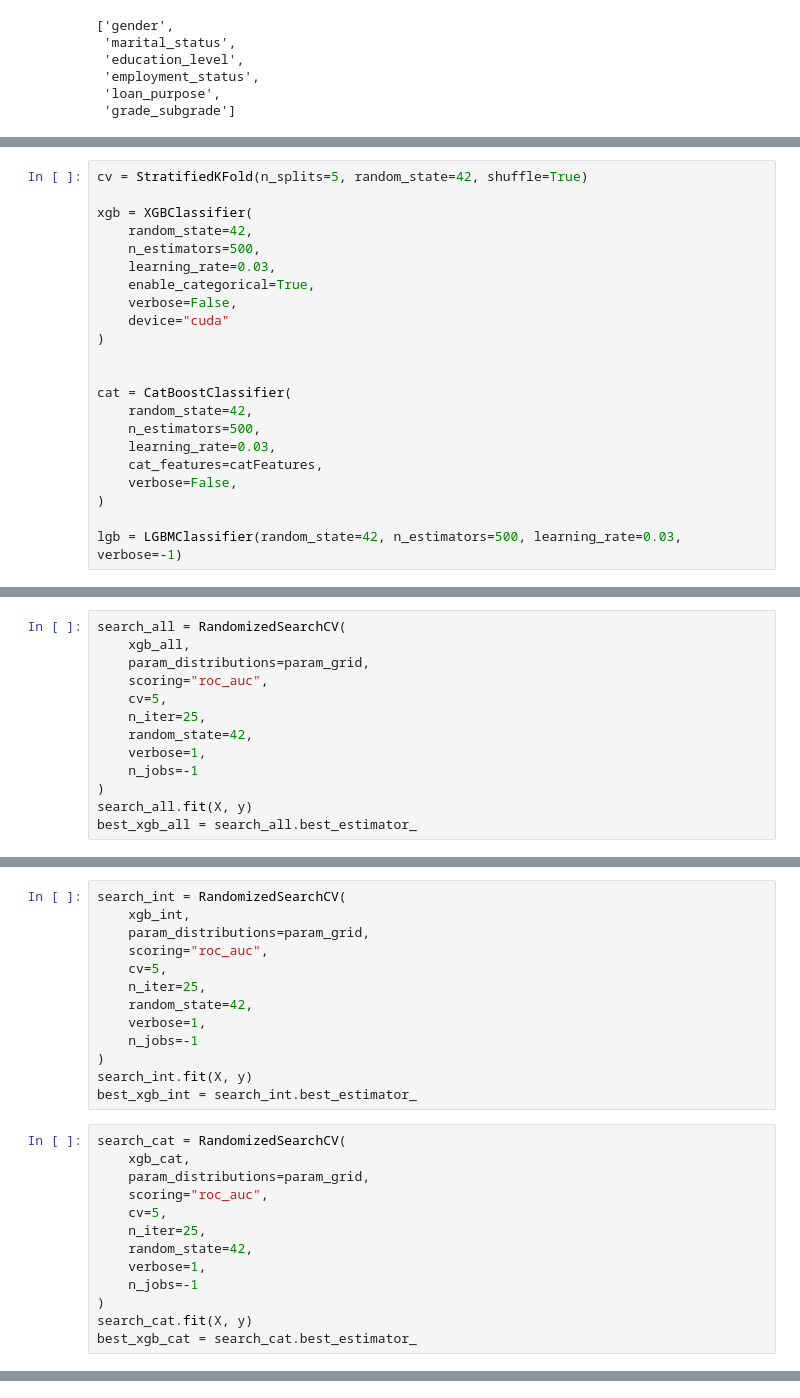
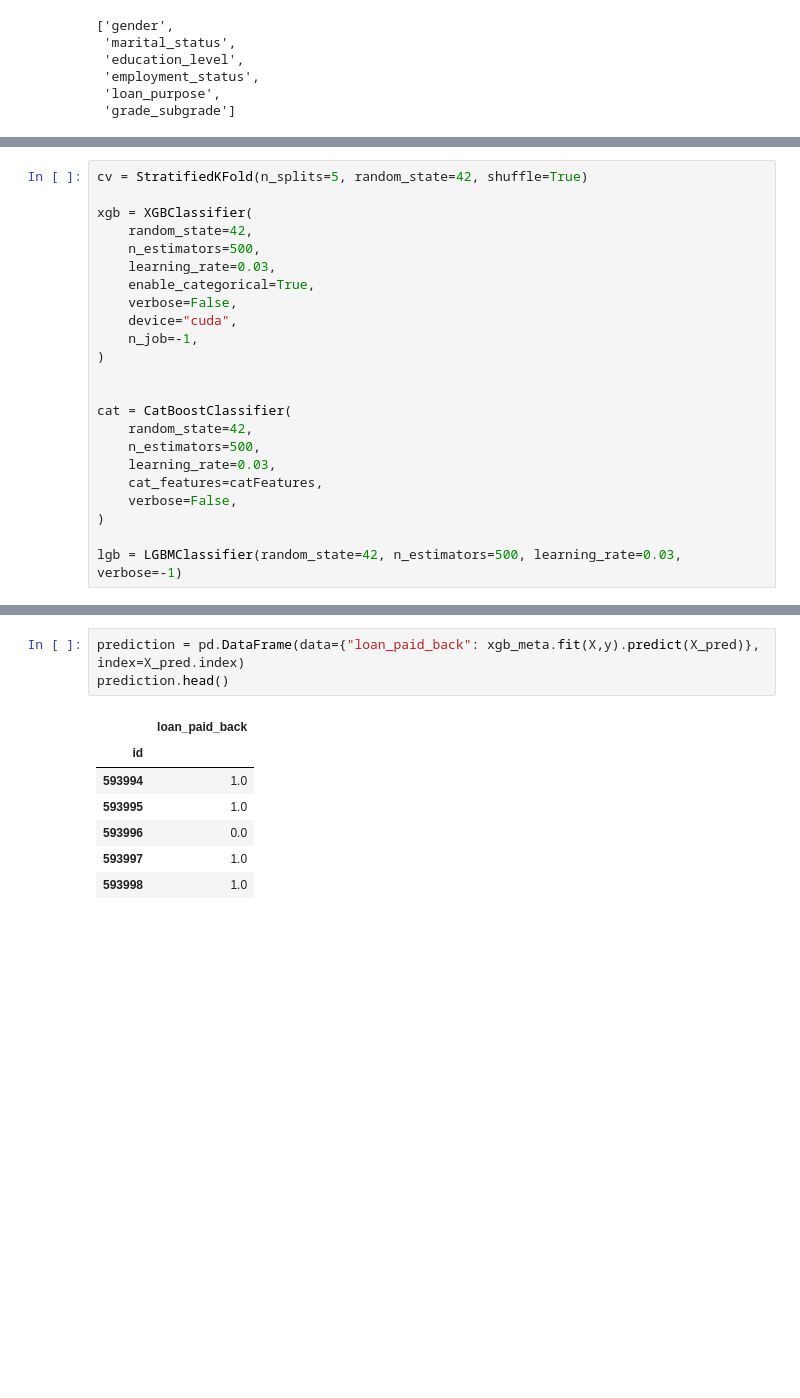
Before and after one commit to Frissie/Kaggle, a Jupyter notebook: PlayGround/S5E11/predicting-loan-payback-s5e11-xgboost.ipynb, the cells around one changed output, grey strips where cells are left out. Drawn from its saved outputs; the diff is of its cells as text; blank space fills up the shorter version.

```diff
--- a/PlayGround/S5E11/predicting-loan-payback-s5e11-xgboost.ipynb
+++ b/PlayGround/S5E11/predicting-loan-payback-s5e11-xgboost.ipynb
@@ -163,7 +167,8 @@ xgb = XGBClassifier(
     learning_rate=0.03,
     enable_categorical=True,
     verbose=False,
-    device="cuda"
+    device="cuda",
+    n_job=-1,
 )
 
 
@@ -249,13 +225,0 @@ meta_grid = {
-# %%
-search_all = RandomizedSearchCV(
-    xgb_all,
-    param_distributions=param_grid,
-    scoring="roc_auc",
-    cv=5,
-    n_iter=25,
-    random_state=42,
-    verbose=1,
-    n_jobs=-1
-)
-search_all.fit(X, y)
-best_xgb_all = search_all.best_estimator_
@@ -264,26 +225,0 @@ Fitting 5 folds for each of 25 candidates, totalling 125 fits
-# %%
-search_int = RandomizedSearchCV(
-    xgb_int,
-    param_distributions=param_grid,
-    scoring="roc_auc",
-    cv=5,
-    n_iter=25,
-    random_state=42,
-    verbose=1,
-    n_jobs=-1
-)
-search_int.fit(X, y)
-best_xgb_int = search_int.best_estimator_
-# %%
-search_cat = RandomizedSearchCV(
-    xgb_cat,
-    param_distributions=param_grid,
-    scoring="roc_auc",
-    cv=5,
-    n_iter=25,
-    random_state=42,
-    verbose=1,
-    n_jobs=-1
-)
-search_cat.fit(X, y)
-best_xgb_cat = search_cat.best_estimator_
@@ -317,0 +258,11 @@ print(
+# %%
+prediction = pd.DataFrame(data={"loan_paid_back": xgb_meta.fit(X,y).predict(X_pred)}, index=X_pred.index)
+prediction.head()
+# %% [output]
+|  | loan_paid_back |
+| id |  |
+| 593994 | 1.0 |
+| 593995 | 1.0 |
+| 593996 | 0.0 |
+| 593997 | 1.0 |
+| 593998 | 1.0 |
```
Also changed, not shown: parts of 10 cells of this notebook, 2 other files.
